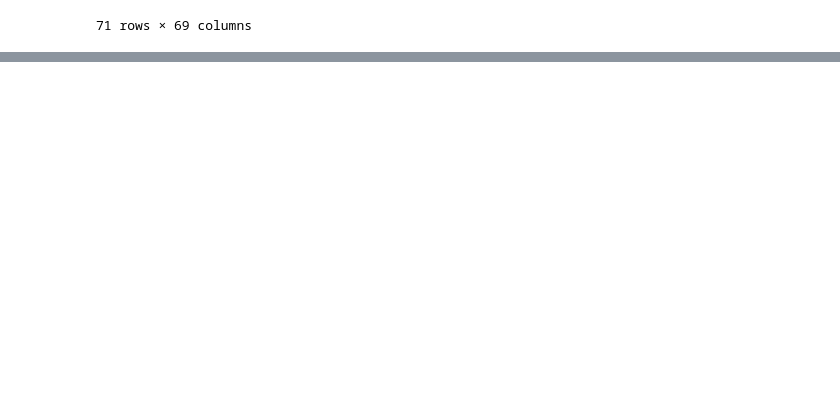
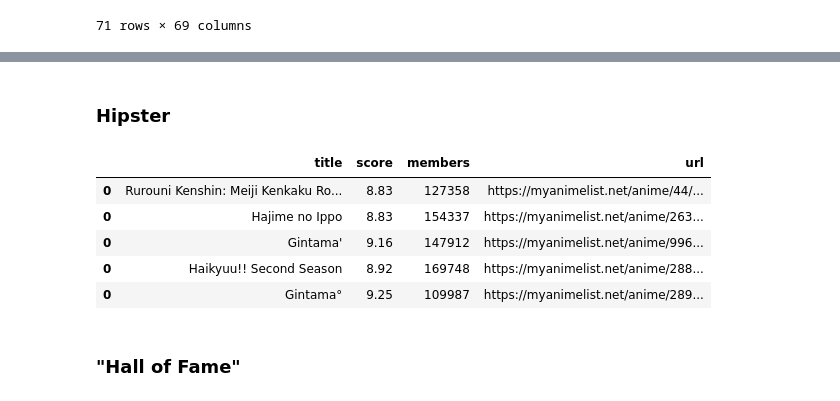
Before and after one commit to FourSwordKirby/MALDataScience, a Jupyter notebook: more_stats.ipynb, the cells around one changed output, grey strips where cells are left out. Cells and saved outputs as stored; diff of their text form; code cells hidden in the pictures; blank space fills up the shorter version.

```diff
--- a/more_stats.ipynb
+++ b/more_stats.ipynb
@@ -149,0 +185,13 @@ only_genre("vampire")
+# %% [markdown]
+### Hipster
+# %%
+MAL_df[(MAL_df['score'] < 10) & (MAL_df['score'] > 8.8) & (MAL_df['members'] > 80000) & (MAL_df['members'] < 200000)][['title', 'score', 'members', 'url']]
+# %% [output]
+|  | title | score | members | url |
+| 0 | Rurouni Kenshin: Meiji Kenkaku Ro... | 8.83 | 127358 | https://myanimelist.net/anime/44/... |
+| 0 | Hajime no Ippo | 8.83 | 154337 | https://myanimelist.net/anime/263... |
+| 0 | Gintama' | 9.16 | 147912 | https://myanimelist.net/anime/996... |
+| 0 | Haikyuu!! Second Season | 8.92 | 169748 | https://myanimelist.net/anime/288... |
+| 0 | Gintama° | 9.25 | 109987 | https://myanimelist.net/anime/289... |
+# %% [markdown]
+### "Hall of Fame"
```
Also changed, not shown: parts of 33 cells of this notebook, 3 other files.
